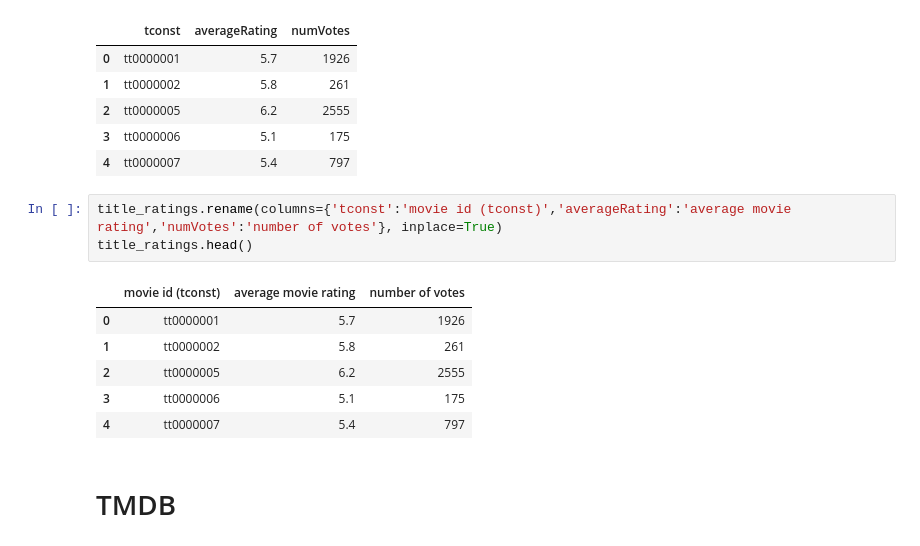
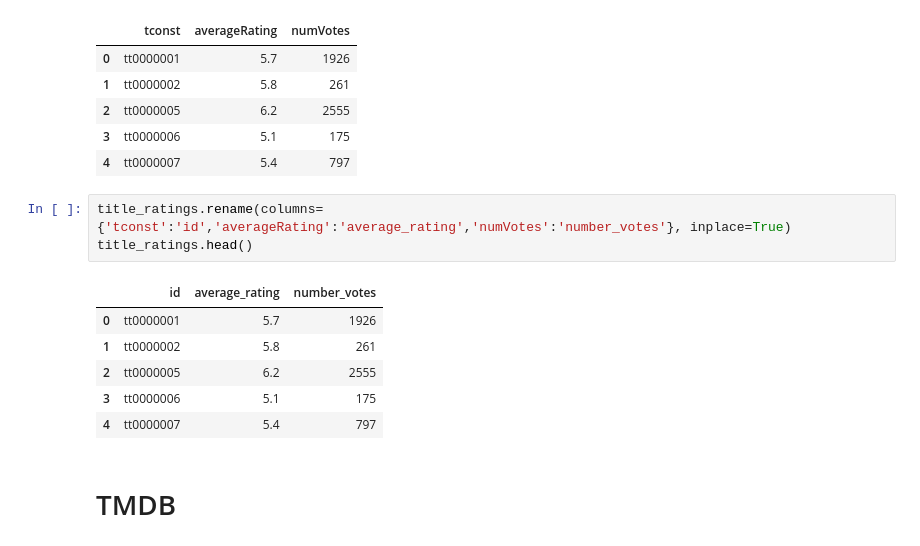
Before and after one commit to Gracey701/TMDB-Movies, a Jupyter notebook: Part 3 ETL.ipynb, the cells around one changed output. Saved outputs shown, nothing was run; the diff lists cells and outputs as text.

```diff
--- a/Part 3 ETL.ipynb
+++ b/Part 3 ETL.ipynb
@@ -225,10 +225,10 @@ memory usage: 11.0+ MB
 | 3 | tt0000006 | 5.1 | 175 |
 | 4 | tt0000007 | 5.4 | 797 |
 # %%
-title_ratings.rename(columns={'tconst':'movie id (tconst)','averageRating':'average movie rating','numVotes':'number of votes'}, inplace=True)
+title_ratings.rename(columns={'tconst':'id','averageRating':'average_rating','numVotes':'number_votes'}, inplace=True)
 title_ratings.head()
 # %% [output]
-|  | movie id (tconst) | average movie rating | number of votes |
+|  | id | average_rating | number_votes |
 | 0 | tt0000001 | 5.7 | 1926 |
 | 1 | tt0000002 | 5.8 | 261 |
 | 2 | tt0000005 | 6.2 | 2555 |
```
Also changed, not shown: parts of 15 cells of this notebook, 26 other files.
